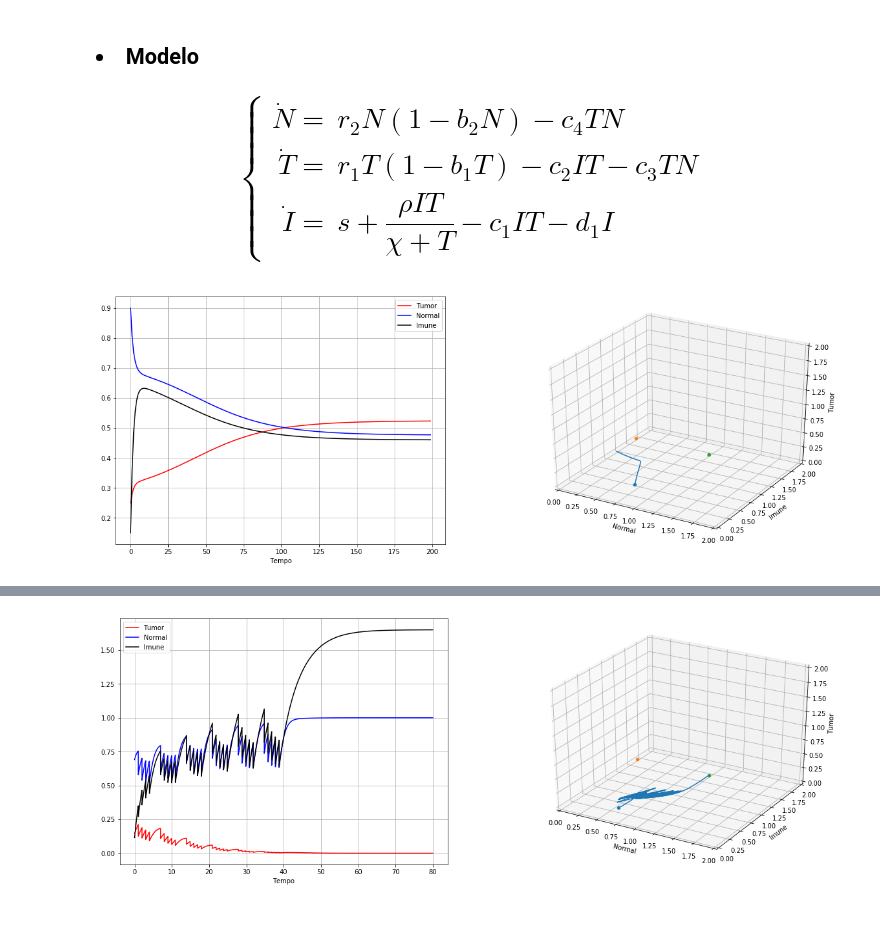
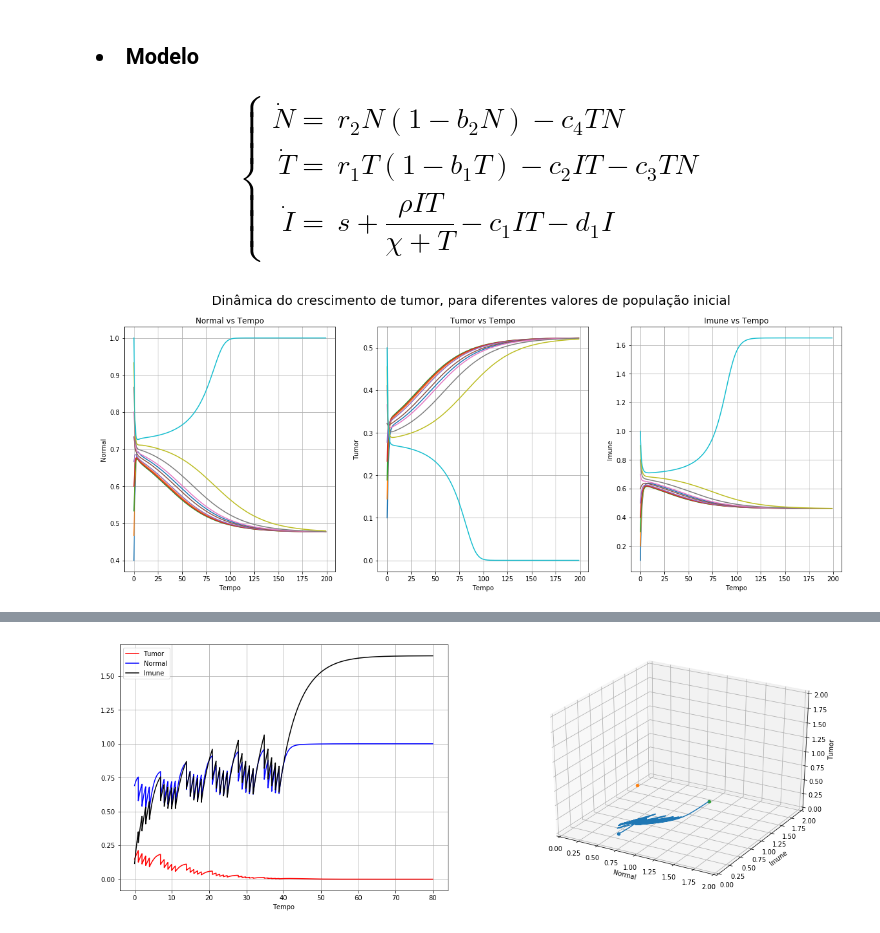
Before and after one commit to vdscruz/pibic-2018, a Jupyter notebook: codigos/code1.ipynb, the cells around one changed output, grey strips where cells are left out. Saved outputs shown, nothing was run; the diff lists cells and outputs as text; code cells hidden in the pictures.

```diff
--- a/codigos/code1.ipynb
+++ b/codigos/code1.ipynb
@@ -260,6 +316,7 @@ model = Model()
 model.setParameters(r_1, b_1, c_1, d_1, r_2, b_2, c_2, c_3, c_4, s, p, x, 200, 1)
 model.initialConditions(n_0, t_0, i_0) # (N, T, I)
 model.process()
-model.plot()
-# %% [output]
-[figure, removed]
+# %%
+model.plot2()
+# %% [output]
+[figure, added]
```
Also changed, not shown: parts of 3 cells of this notebook.
